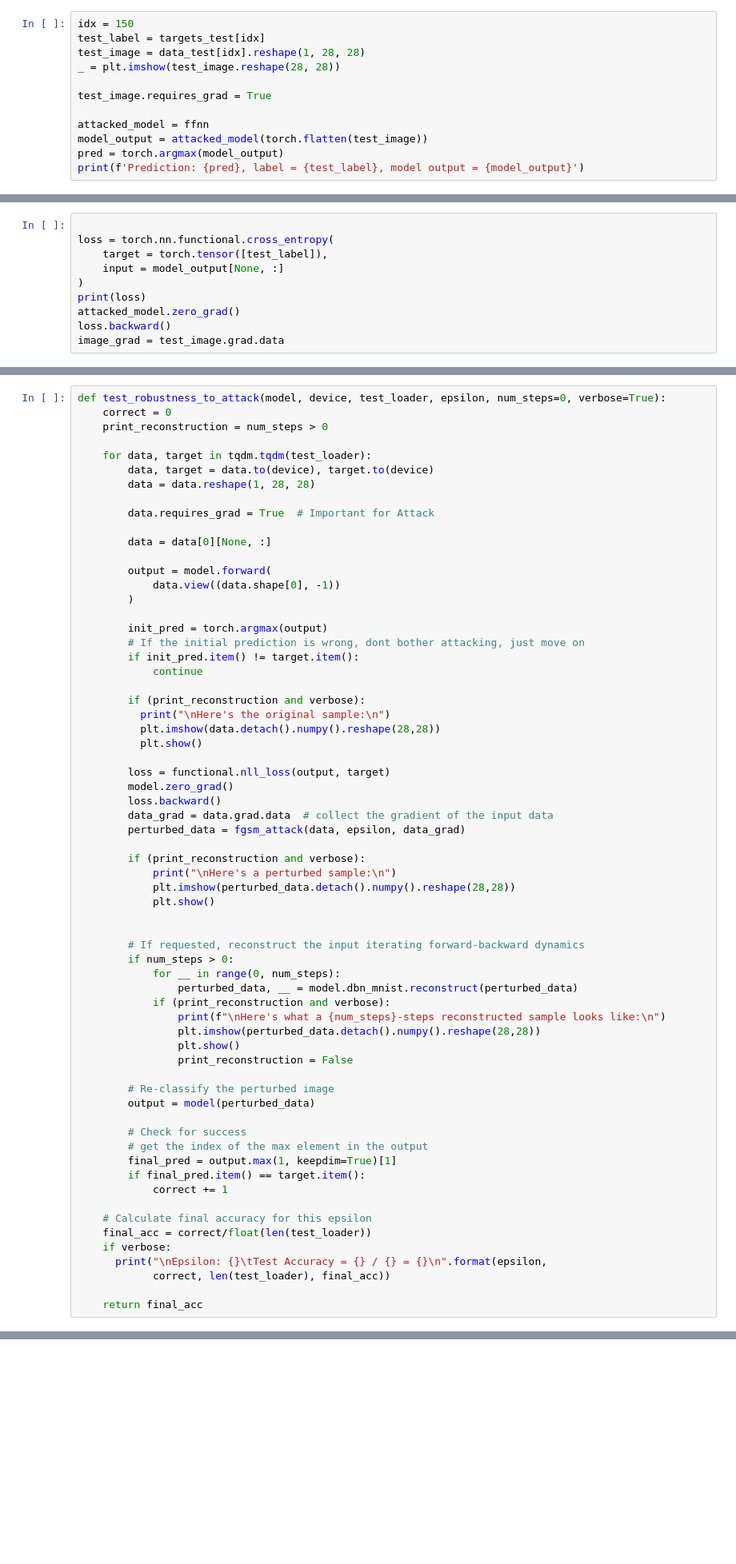
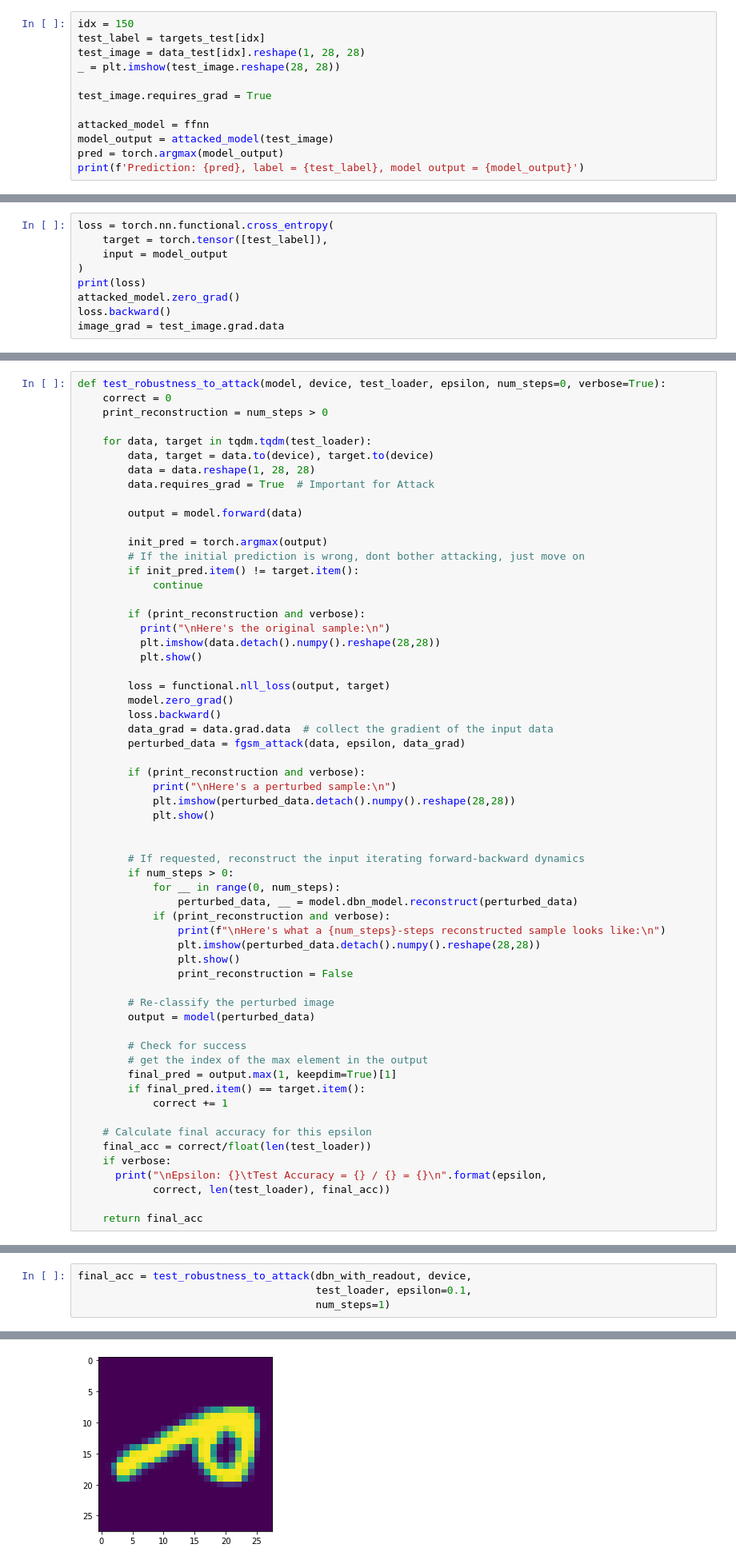
Before and after one commit to PashaIanko/RestrictedBolzmannMachine, a Jupyter notebook: Omniglot_learning.ipynb, the cells around one changed output, grey strips where cells are left out. Shown: that part at 80% size. Cells and saved outputs as stored; diff of their text form; blank space fills up the shorter version.

```diff
--- a/Omniglot_learning.ipynb
+++ b/Omniglot_learning.ipynb
@@ -725,7 +724,7 @@ _ = plt.imshow(test_image.reshape(28, 28))
 test_image.requires_grad = True
 
 attacked_model = ffnn
-model_output = attacked_model(torch.flatten(test_image))
+model_output = attacked_model(test_image)
 pred = torch.argmax(model_output)
 print(f'Prediction: {pred}, label = {test_label}, model output = {model_output}')
 # %% [output]
@@ -746,10 +745,9 @@ def fgsm_attack(image, epsilon, data_grad):
     # Return the perturbed image
     return perturbed_image
 # %%
-
 loss = torch.nn.functional.cross_entropy(
     target = torch.tensor([test_label]),
-    input = model_output[None, :]
+    input = model_output
 )
 print(loss)
 attacked_model.zero_grad()
@@ -779,14 +777,9 @@ def test_robustness_to_attack(model, device, test_loader, epsilon, num_steps=0,
     for data, target in tqdm.tqdm(test_loader):
         data, target = data.to(device), target.to(device)
         data = data.reshape(1, 28, 28)
-
         data.requires_grad = True  # Important for Attack
 
-        data = data[0][None, :]
-
-        output = model.forward(
-            data.view((data.shape[0], -1))
-        )
+        output = model.forward(data)
 
         init_pred = torch.argmax(output)
         # If the initial prediction is wrong, dont bother attacking, just move on
@@ -813,7 +806,7 @@ def test_robustness_to_attack(model, device, test_loader, epsilon, num_steps=0,
         # If requested, reconstruct the input iterating forward-backward dynamics
         if num_steps > 0:
             for __ in range(0, num_steps):
-                perturbed_data, __ = model.dbn_mnist.reconstruct(perturbed_data)
+                perturbed_data, __ = model.dbn_model.reconstruct(perturbed_data)
             if (print_reconstruction and verbose):
                 print(f"\nHere's what a {num_steps}-steps reconstructed sample looks like:\n")
                 plt.imshow(perturbed_data.detach().numpy().reshape(28,28))
@@ -885,0 +869,5 @@ tensor([[-0.7771,  0.7859,  1.2155,  1.0567, -1.4939,  0.3289, -0.3155,  0.5044,
+# %%
+final_acc = test_robustness_to_attack(dbn_with_readout, device,
+                                      test_loader, epsilon=0.1,
+                                      num_steps=1)
+# %% [output]
@@ -885,0 +875 @@ tensor([[-0.7771,  0.7859,  1.2155,  1.0567, -1.4939,  0.3289, -0.3155,  0.5044,
+[figure, added]
```
Also changed, not shown: parts of 31 cells of this notebook.
